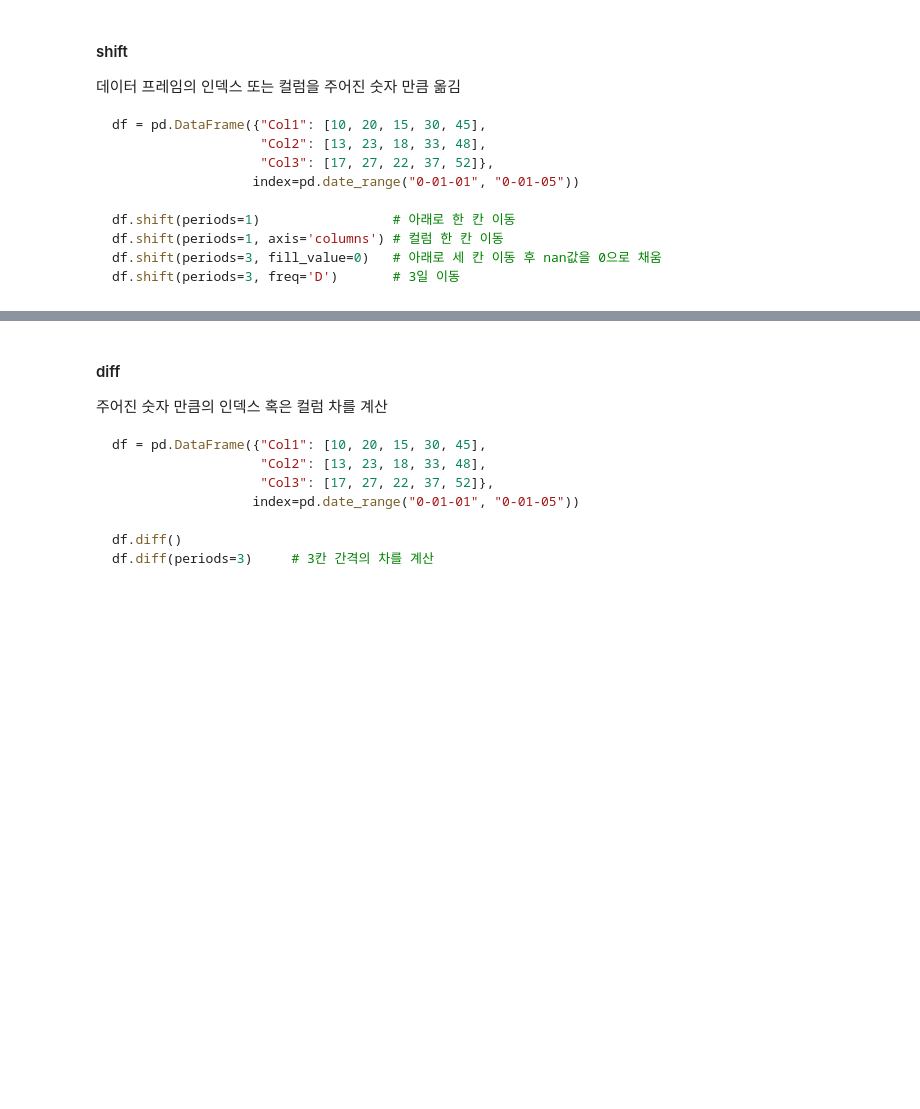
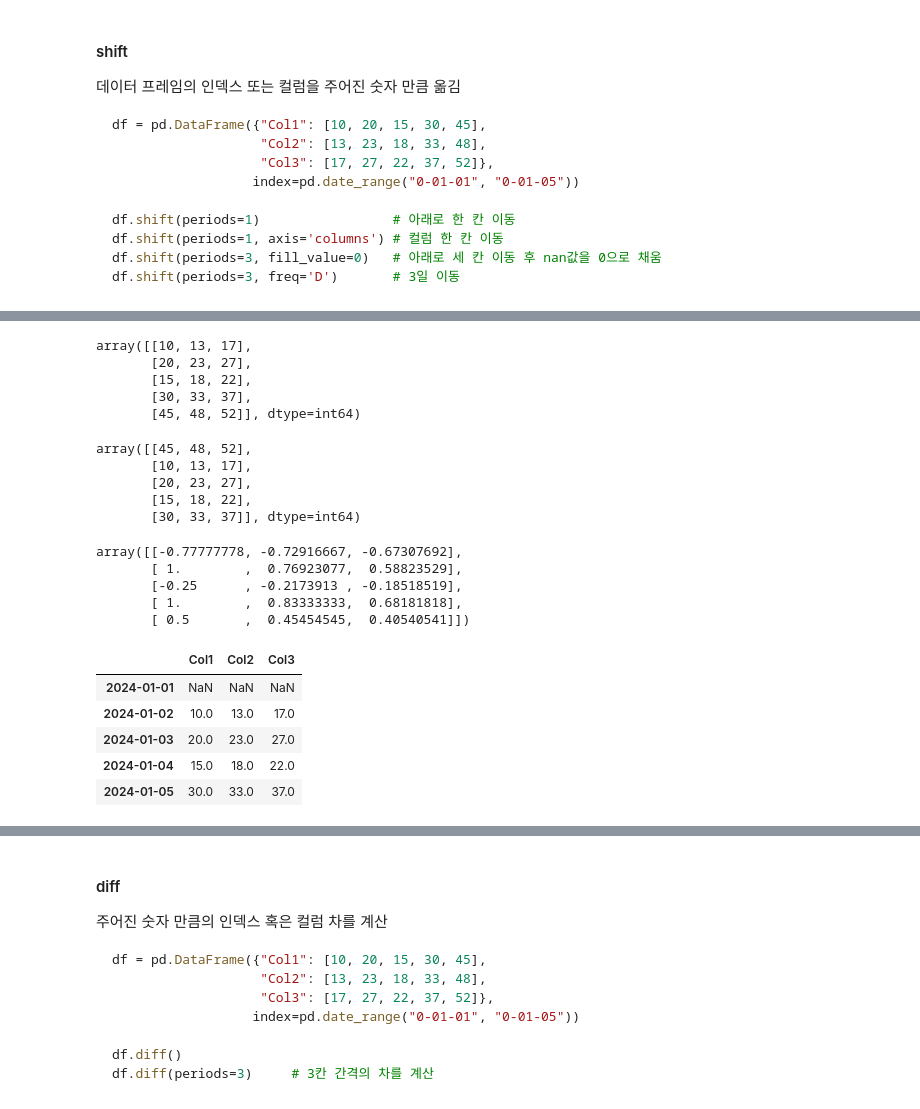
Before and after one commit to hwarange/qwer, a Jupyter notebook: day16_pandas.ipynb, the cells around one changed output, grey strips where cells are left out. Saved outputs shown, nothing was run; the diff lists cells and outputs as text; code cells hidden in the pictures; blank space fills up the shorter version.

```diff
--- a/day16_pandas.ipynb
+++ b/day16_pandas.ipynb
@@ -2036,0 +2064,33 @@ df.shift(periods=3, freq='D')       # 3일 이동
+# %%
+df.values
+# %% [output]
+array([[10, 13, 17],
+       [20, 23, 27],
+       [15, 18, 22],
+       [30, 33, 37],
+       [45, 48, 52]], dtype=int64)
+# %%
+np.roll(df.values,shift=1,  axis=0)
+# %% [output]
+array([[45, 48, 52],
+       [10, 13, 17],
+       [20, 23, 27],
+       [15, 18, 22],
+       [30, 33, 37]], dtype=int64)
+# %%
+((df.values)-np.roll(df.values, shift=1, axis=0))/np.roll(df.values, shift=1, axis=0)  # 수익률 구하기
+# %% [output]
+array([[-0.77777778, -0.72916667, -0.67307692],
+       [ 1.        ,  0.76923077,  0.58823529],
+       [-0.25      , -0.2173913 , -0.18518519],
+       [ 1.        ,  0.83333333,  0.68181818],
+       [ 0.5       ,  0.45454545,  0.40540541]])
+# %%
+df.shift(1) # 이 친구는 밀어버리면 없는데이터를 NaN을 줌
+# %% [output]
+|  | Col1 | Col2 | Col3 |
+| 2024-01-01 | NaN | NaN | NaN |
+| 2024-01-02 | 10.0 | 13.0 | 17.0 |
+| 2024-01-03 | 20.0 | 23.0 | 27.0 |
+| 2024-01-04 | 15.0 | 18.0 | 22.0 |
+| 2024-01-05 | 30.0 | 33.0 | 37.0 |
```
Also changed, not shown: parts of 11 cells of this notebook, 1 other file.
